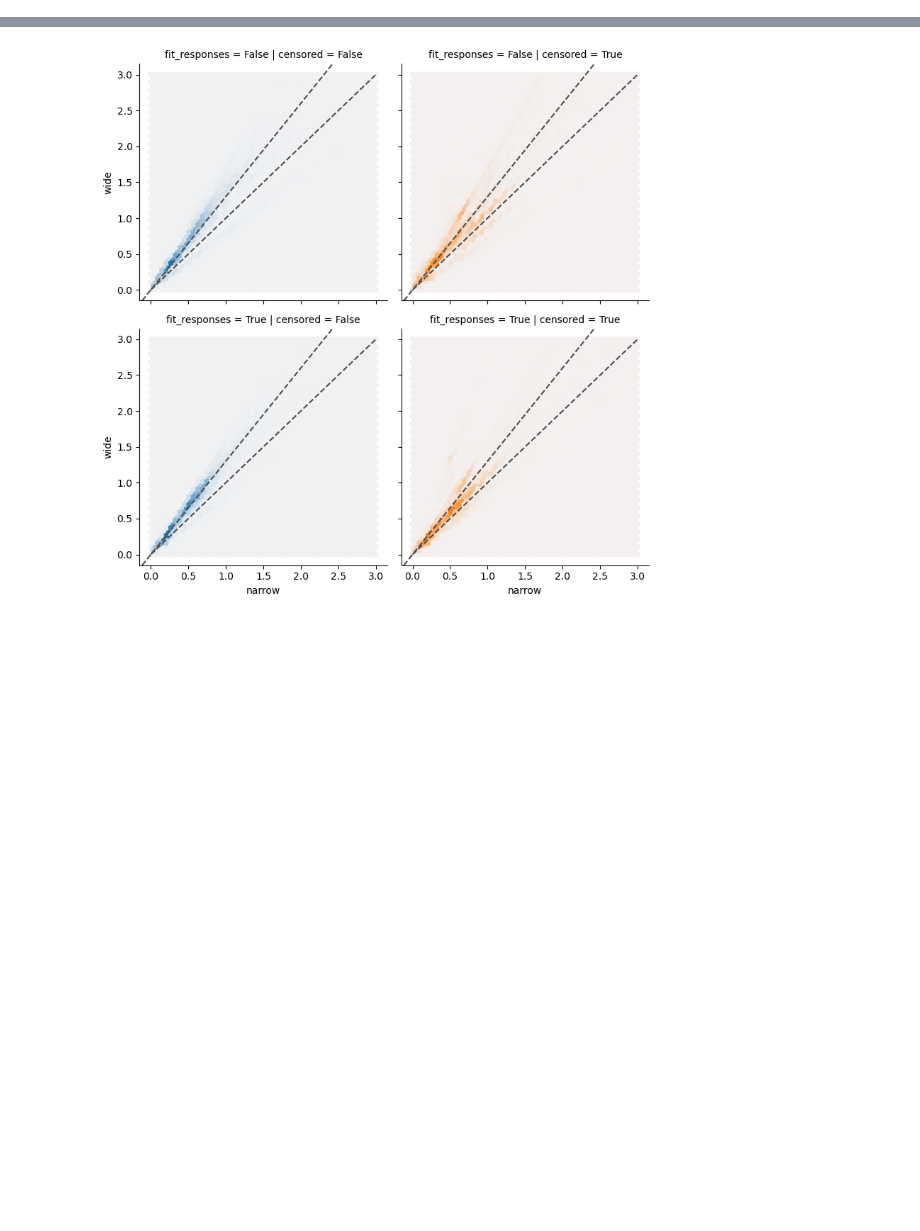
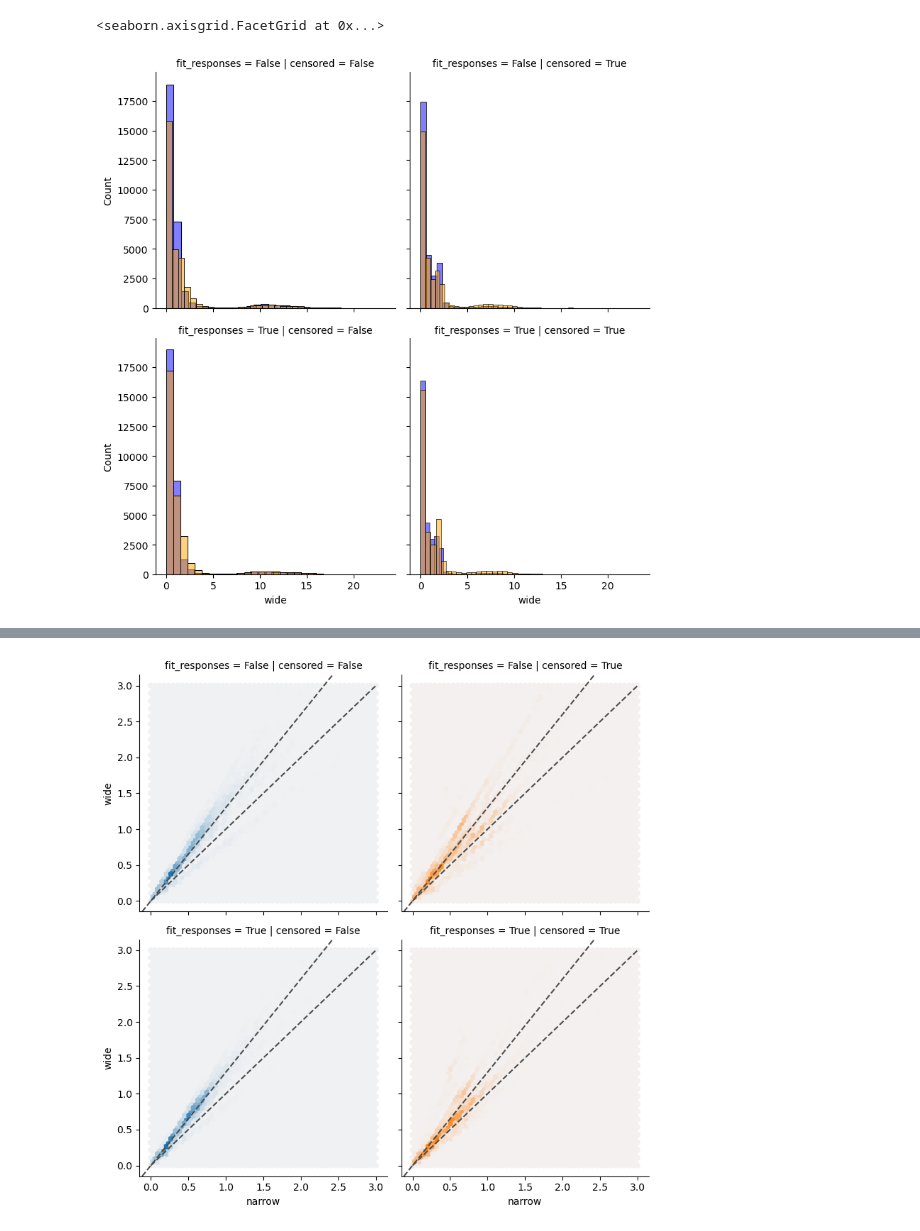
Before and after one commit to Gilles86/neural_priors, a Jupyter notebook: neural_priors/revision feb 2026/censored_fits_sd.ipynb, the cells around one changed output, grey strips where cells are left out. Drawn from its saved outputs; the diff is of its cells as text; code cells hidden in the pictures; blank space fills up the shorter version.

```diff
--- a/neural_priors/revision feb 2026/censored_fits_sd.ipynb
+++ b/neural_priors/revision feb 2026/censored_fits_sd.ipynb
@@ -55,3 +66,10 @@ for ax in g.axes.flatten():
+# %%
+g = sns.FacetGrid(df.xs(14, level='model_label')['sd'].reset_index(), row='fit_responses', col='censored', height=4)
+g.map(sns.histplot, 'narrow', bins=30, color='blue', alpha=0.5)
+g.map(sns.histplot, 'wide', bins=30, color='orange', alpha=0.5)
+# %% [output]
+<seaborn.axisgrid.FacetGrid at 0x...>
+[figure, added]
 # %%
 import pingouin as pg
 median_sd = df[df[('cvr2', 'nan')] > 0.0].xs(15, level='model_label').groupby(['subject', 'censored', 'fit_responses'])['sd'].median()
```
Also changed, not shown: parts of 7 cells of this notebook, 9 other files.
